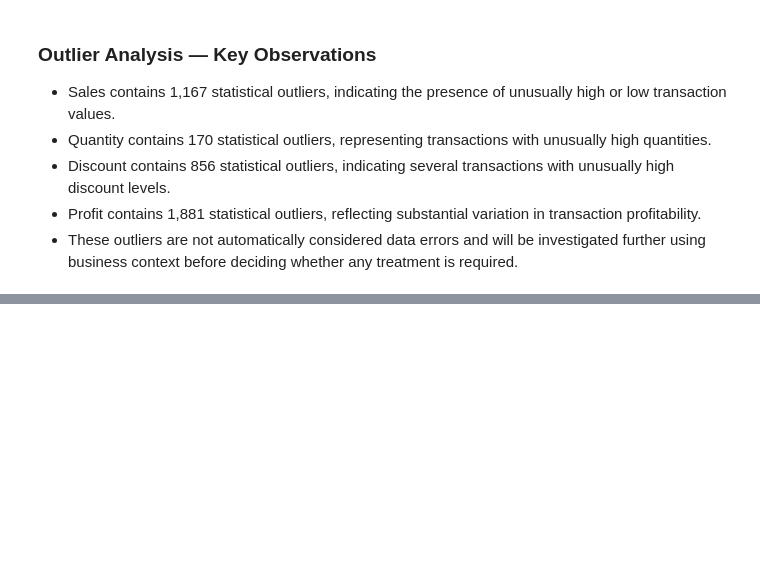
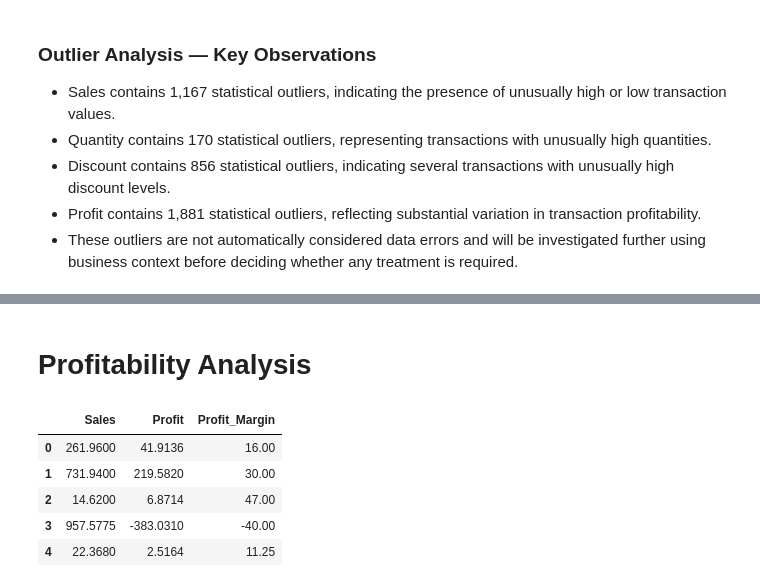
Before and after one commit to RaunakRana14/End-to-End-Retail-Data-Analysis, a Jupyter notebook: Superstore_Analysis.ipynb, the cells around one changed output, grey strips where cells are left out. Saved outputs shown, nothing was run; the diff lists cells and outputs as text; code cells hidden in the pictures; blank space fills up the shorter version.

```diff
--- a/Superstore_Analysis.ipynb
+++ b/Superstore_Analysis.ipynb
@@ -197,0 +340,9 @@ Profit: 1881 outliers
+# %%
+df['Discount_Group'] = pd.cut(
+    df['Discount'],
+    bins=[-0.01, 0, 0.10, 0.20, 0.30, 0.40, 0.50, 0.60, 0.80],
+    labels=['0%', '1-10%', '11-20%', '21-30%', '31-40%',
+            '41-50%', '51-60%', '61-80%']
+)
+
+df.groupby('Discount_Group', observed=True)['Profit'].mean()
@@ -197,0 +412,13 @@ Profit: 1881 outliers
+# %% [markdown]
+# **Profitability Analysis**
+# %%
+df['Profit_Margin'] = (df['Profit'] / df['Sales']) * 100
+
+df[['Sales', 'Profit', 'Profit_Margin']].head()
+# %% [output]
+|  | Sales | Profit | Profit_Margin |
+| 0 | 261.9600 | 41.9136 | 16.00 |
+| 1 | 731.9400 | 219.5820 | 30.00 |
+| 2 | 14.6200 | 6.8714 | 47.00 |
+| 3 | 957.5775 | -383.0310 | -40.00 |
+| 4 | 22.3680 | 2.5164 | 11.25 |
```
Also changed, not shown: parts of 29 cells of this notebook.
